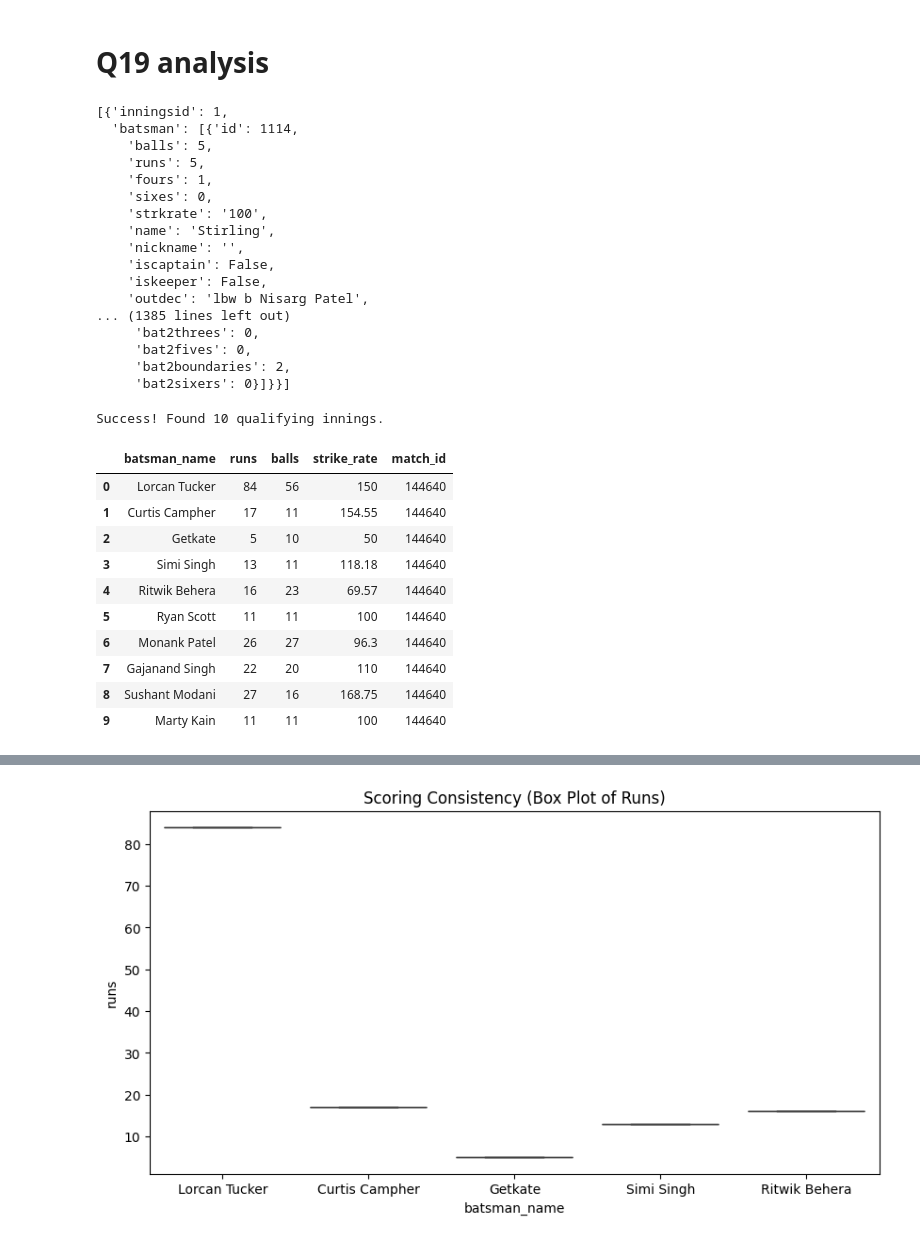
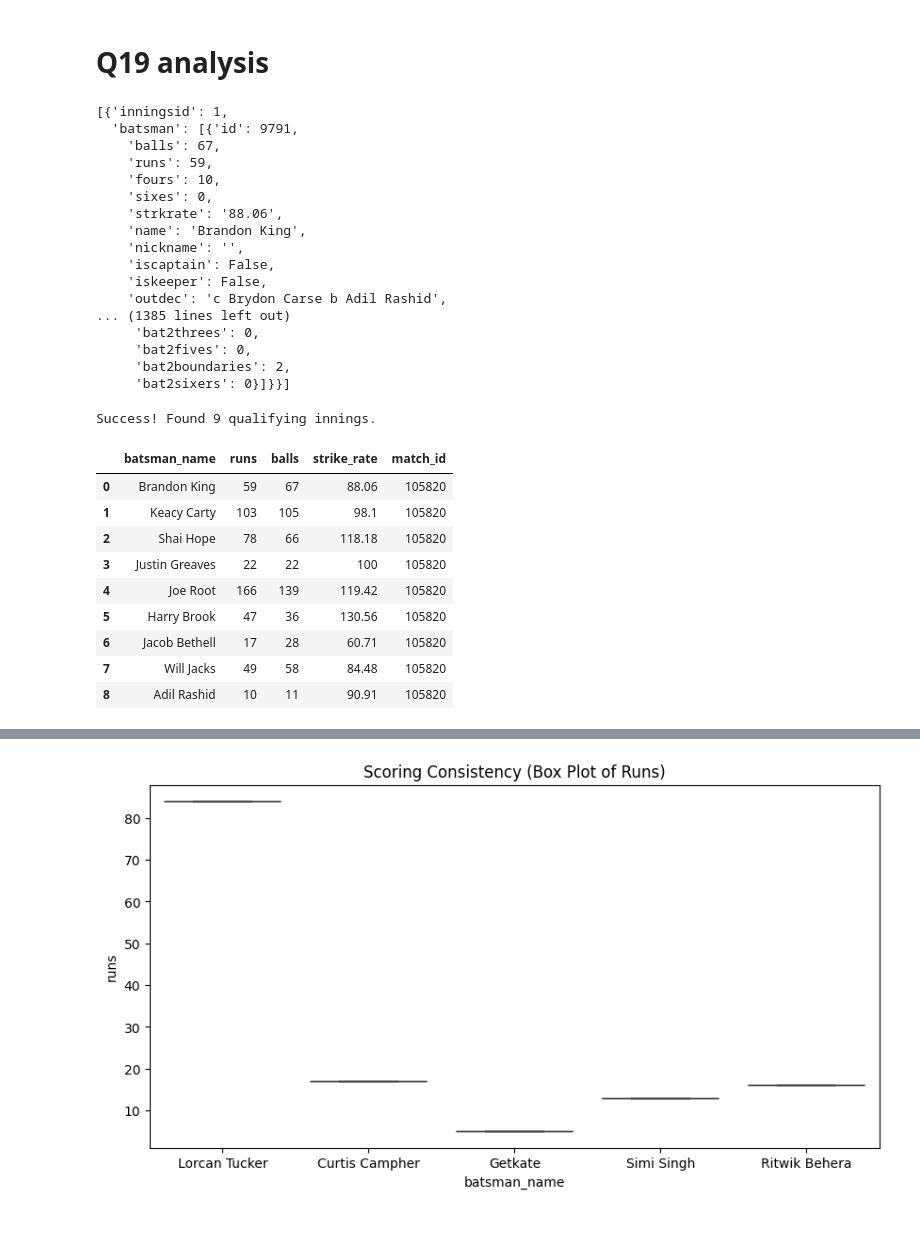
Before and after one commit to mrsdeepisunil-oss/guvi-cricbuzz, a Jupyter notebook: cricbuzz.ipynb, the cells around one changed output, grey strips where cells are left out. Drawn from its saved outputs; the diff is of its cells as text; code cells hidden in the pictures.

```diff
--- a/cricbuzz.ipynb
+++ b/cricbuzz.ipynb
@@ -2472,7 +2592,7 @@ bowl['values']
 # %%
 import requests
 
-url = "https://cricbuzz-cricket.p.rapidapi.com/mcenter/v1/40381/hscard"
+url = "https://cricbuzz-cricket.p.rapidapi.com/mcenter/v1/105820/hscard"
 
 headers = {
 	"x-rapidapi-key": "2454e52ef7msha9ad8a68de89ea1p1b4c51jsn18b293bbd472",
@@ -2487,17 +2607,17 @@ sc1 = score_1['scorecard']
 sc1
 # %% [output]
 [{'inningsid': 1,
-  'batsman': [{'id': 1114,
-    'balls': 5,
-    'runs': 5,
-    'fours': 1,
+  'batsman': [{'id': 9791,
+    'balls': 67,
+    'runs': 59,
+    'fours': 10,
     'sixes': 0,
-    'strkrate': '100',
-    'name': 'Stirling',
+    'strkrate': '88.06',
+    'name': 'Brandon King',
     'nickname': '',
     'iscaptain': False,
     'iskeeper': False,
-    'outdec': 'lbw b Nisarg Patel',
+    'outdec': 'c Brydon Carse b Adil Rashid',
 ... (1385 lines left out)
      'bat2threes': 0,
      'bat2fives': 0,
@@ -2526,24 +2646,27 @@ for inning in sc1:
                 "runs": int(b.get('runs', 0)),
                 "balls": balls,
                 "strike_rate": b.get('strkrate'),
-                "match_id": 144640
+                "match_id": 105820
             })
 
 dfq19 = pd.DataFrame(all_batting_records)
 print(f"Success! Found {len(dfq19)} qualifying innings.")
 # %% [output]
-Success! Found 10 qualifying innings.
+Success! Found 9 qualifying innings.
 # %%
-dfq19
+df19_105820 = dfq19
+df19_105820
+# df19_40381
+# df19_144651
+# df19_148720
 # %% [output]
 |  | batsman_name | runs | balls | strike_rate | match_id |
-| 0 | Lorcan Tucker | 84 | 56 | 150 | 144640 |
-| 1 | Curtis Campher | 17 | 11 | 154.55 | 144640 |
-| 2 | Getkate | 5 | 10 | 50 | 144640 |
-| 3 | Simi Singh | 13 | 11 | 118.18 | 144640 |
-| 4 | Ritwik Behera | 16 | 23 | 69.57 | 144640 |
-| 5 | Ryan Scott | 11 | 11 | 100 | 144640 |
-| 6 | Monank Patel | 26 | 27 | 96.3 | 144640 |
-| 7 | Gajanand Singh | 22 | 20 | 110 | 144640 |
-| 8 | Sushant Modani | 27 | 16 | 168.75 | 144640 |
-| 9 | Marty Kain | 11 | 11 | 100 | 144640 |
+| 0 | Brandon King | 59 | 67 | 88.06 | 105820 |
+| 1 | Keacy Carty | 103 | 105 | 98.1 | 105820 |
+| 2 | Shai Hope | 78 | 66 | 118.18 | 105820 |
+| 3 | Justin Greaves | 22 | 22 | 100 | 105820 |
+| 4 | Joe Root | 166 | 139 | 119.42 | 105820 |
+| 5 | Harry Brook | 47 | 36 | 130.56 | 105820 |
+| 6 | Jacob Bethell | 17 | 28 | 60.71 | 105820 |
+| 7 | Will Jacks | 49 | 58 | 84.48 | 105820 |
+| 8 | Adil Rashid | 10 | 11 | 90.91 | 105820 |
```
Also changed, not shown: parts of 12 cells of this notebook, 2 other files.
